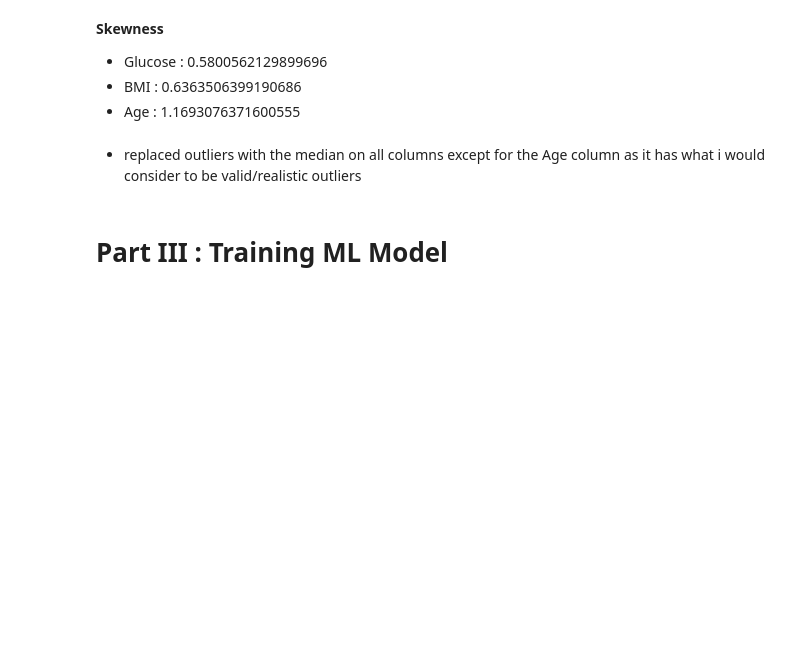
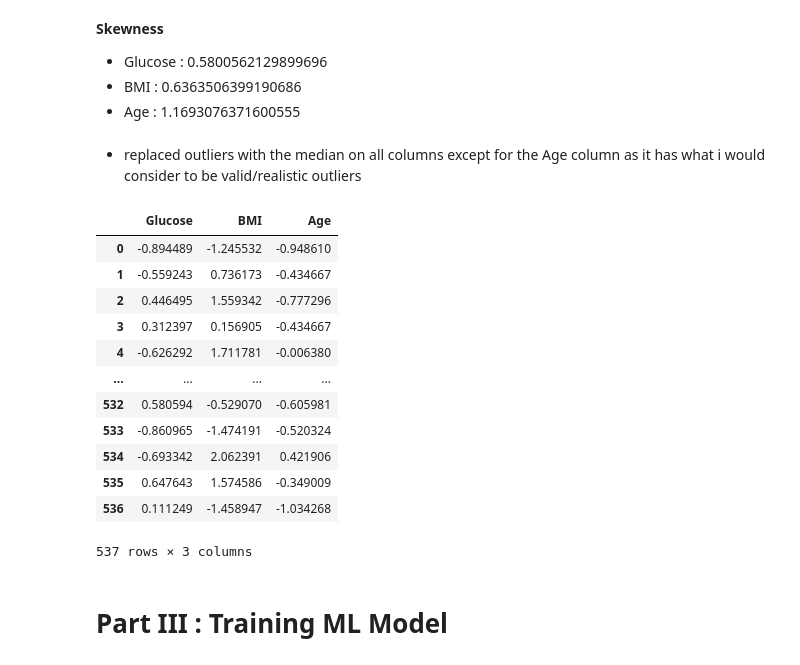
Before and after one commit to Kanustu/LHL_supervised_learning, a Jupyter notebook: Supervised Learning - Project.ipynb, the cells around one changed output. Drawn from its saved outputs; the diff is of its cells as text; code cells hidden in the pictures; blank space fills up the shorter version.

```diff
--- a/Supervised Learning - Project.ipynb
+++ b/Supervised Learning - Project.ipynb
@@ -440,20 +491,59 @@ def iqr_low(feature):
     low = q1 - 1.5 * iqr
     return low
 # %%
+# List of features for outlier treatment
 feature_list = ['Glucose', 'BMI']
+
+# Iterate through specified features to handle outliers
 for feature in feature_list:
-    median = X_train[feature].median()
-    X_train.loc[X_train[feature] > iqr_high(feature), feature] = median
-    X_train.loc[X_train[feature] < iqr_low(feature), feature] = median
+    # Calculate the median for the specific feature in the training and test sets
+    train_median = X_train[feature].median()
+    test_median = X_test[feature].median()
+
+    # Replace values higher than the upper outlier threshold with the feature's median in both sets
+    X_train.loc[X_train[feature] > iqr_high(X_train, feature), feature] = train_median
+    X_test.loc[X_test[feature] > iqr_high(X_test, feature), feature] = test_median
+
+    # Replace values lower than the lower outlier threshold with the feature's median in both sets
+    X_train.loc[X_train[feature] < iqr_low(X_train, feature), feature] = train_median
+    X_test.loc[X_test[feature] < iqr_low(X_test, feature), feature] = test_median
 # %% [markdown]
 - replaced outliers with the median on all columns except for the Age column as it has what i would consider to be valid/realistic outliers
 # %%
+# Importing StandardScaler for feature scaling
 from sklearn.preprocessing import StandardScaler
-scaler = StandardScaler()
-X_train_scaled = scaler.fit_transform(X_train)
-X_train = pd.DataFrame(data=X_train_scaled,columns=X_test.columns)
-X_test_scaled = scaler.fit_transform(X_test)
-X_test = pd.DataFrame(data=X_test_scaled, columns=X_train.columns)
+
+# Instantiate separate StandardScaler objects for training and test sets
+train_scaler = StandardScaler()
+test_scaler = StandardScaler()
+
+# Scale the training set (X_train) and transform its features using the training scaler
+X_train_scaled = train_scaler.fit_transform(X_train)
+
+# Update the X_train DataFrame with scaled features using the training scaler
+X_train = pd.DataFrame(data=X_train_scaled, columns=X_train.columns)
+
+# Scale the test set (X_test) using its dedicated scaler and transform its features
+X_test_scaled = test_scaler.fit_transform(X_test)
+
+# Update the X_test DataFrame with scaled features using the test scaler
+X_test = pd.DataFrame(data=X_test_scaled, columns=X_test.columns)
+# %%
+X_train
+# %% [output]
+|  | Glucose | BMI | Age |
+| 0 | -0.894489 | -1.245532 | -0.948610 |
+| 1 | -0.559243 | 0.736173 | -0.434667 |
+| 2 | 0.446495 | 1.559342 | -0.777296 |
+| 3 | 0.312397 | 0.156905 | -0.434667 |
+| 4 | -0.626292 | 1.711781 | -0.006380 |
+| ... | ... | ... | ... |
+| 532 | 0.580594 | -0.529070 | -0.605981 |
+| 533 | -0.860965 | -1.474191 | -0.520324 |
+| 534 | -0.693342 | 2.062391 | 0.421906 |
+| 535 | 0.647643 | 1.574586 | -0.349009 |
+| 536 | 0.111249 | -1.458947 | -1.034268 |
+537 rows × 3 columns
 # %% [markdown]
 # Part III : Training ML Model
 # %% [markdown]
```
Also changed, not shown: parts of 32 cells of this notebook.
